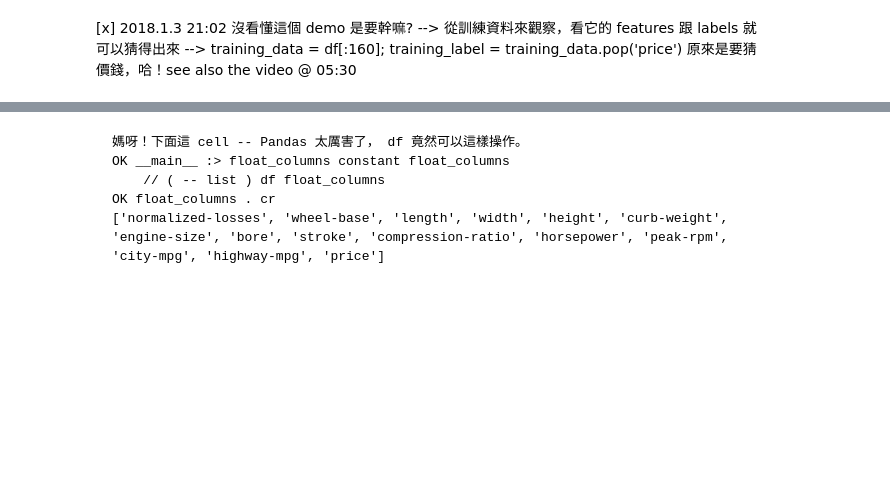
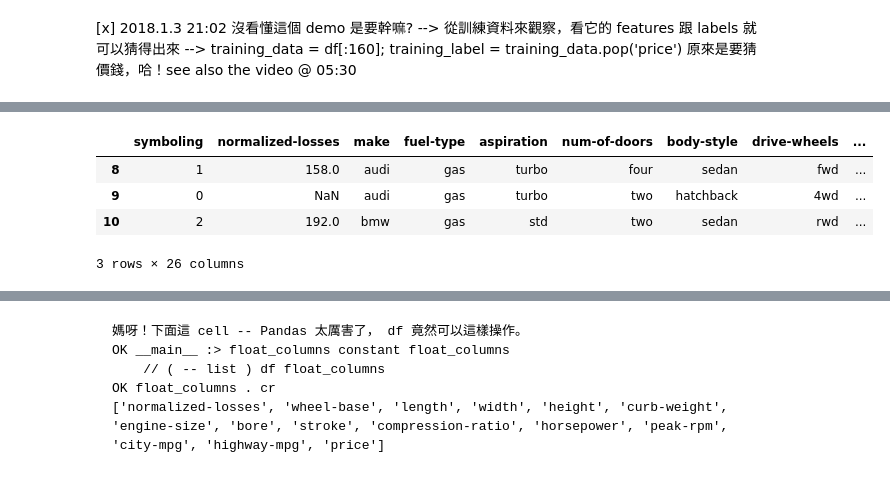
Before and after one commit to hcchengithub/Estimator-demo-using-Automobile-dataset, a Jupyter notebook: automobile.ipynb, the cells around one changed output, grey strips where cells are left out. Drawn from its saved outputs; the diff is of its cells as text; code cells hidden in the pictures; blank space fills up the shorter version.

```diff
--- a/automobile.ipynb
+++ b/automobile.ipynb
@@ -103,3 +82,11 @@ df
+# %%
+df[8:11]  # price is NaN
+# %% [output]
+|  | symboling | normalized-losses | make | fuel-type | aspiration | num-of-doors | body-style | drive-wheels | ... |
+| 8 | 1 | 158.0 | audi | gas | turbo | four | sedan | fwd | ... |
+| 9 | 0 | NaN | audi | gas | turbo | two | hatchback | 4wd | ... |
+| 10 | 2 | 192.0 | bmw | gas | std | two | sedan | rwd | ... |
+3 rows × 26 columns
 # %%
 # Some rows don't have price data, we can't use those.
 df = df.dropna(axis='rows', how='any', subset=['price'])
```
Also changed, not shown: parts of 5 cells of this notebook, 1 other file.
